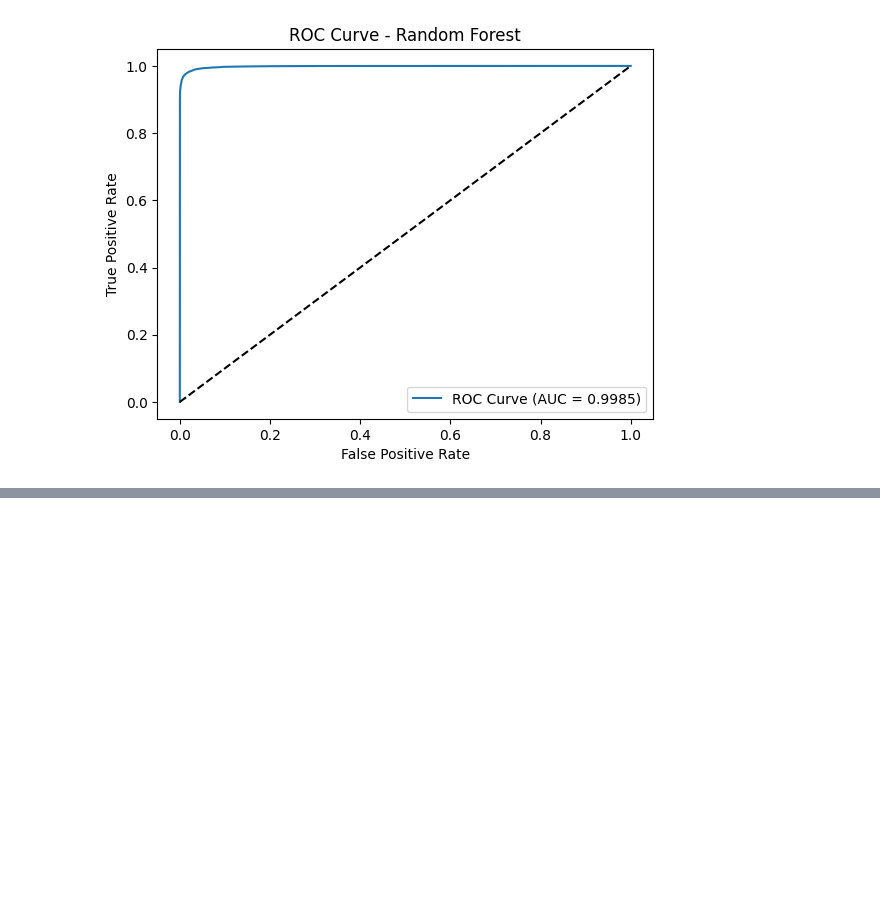
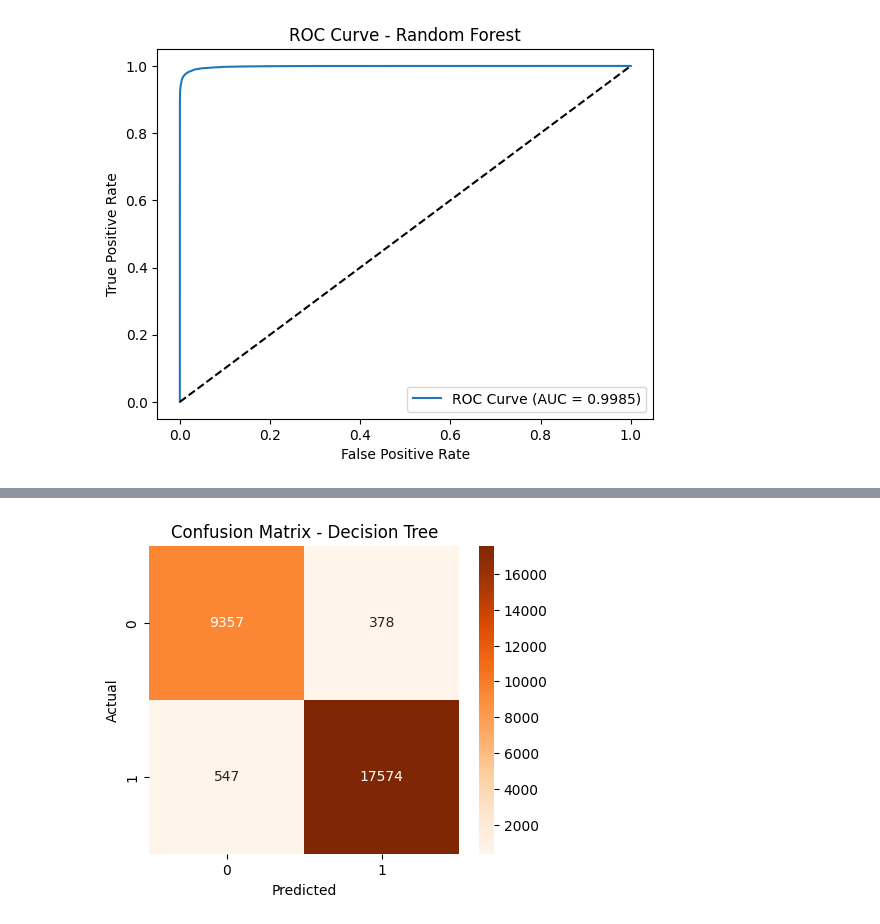
Before and after one commit to TashrifRashidSourav/Cyber-Bullying-Detection-CNN, a Jupyter notebook: cyber-bullying-detection-using-cnn-model.ipynb, the cells around one changed output, grey strips where cells are left out. Saved outputs shown, nothing was run; the diff lists cells and outputs as text; code cells hidden in the pictures; blank space fills up the shorter version.

Commit message:
Kaggle Notebook | Cyber Bullying Detection Using CNN Model | version_3 CNN+RF+Decision_tree

```diff
--- a/cyber-bullying-detection-using-cnn-model.ipynb
+++ b/cyber-bullying-detection-using-cnn-model.ipynb
@@ -259,0 +335,90 @@ Specificity: 0.9767
+# %%
+# 📦 Step 1: Import Libraries
+import pandas as pd
+import numpy as np
+import ast
+from sklearn.tree import DecisionTreeClassifier
+from sklearn.metrics import accuracy_score, confusion_matrix, classification_report, roc_curve, roc_auc_score
+import matplotlib.pyplot as plt
+import seaborn as sns
+
+# 📂 Step 2: Load CSVs Without Header and Skip First Row
+train_df = pd.read_csv('/kaggle/input/cyber-bullying-text-with-emojis/all_train.csv', header=None, skiprows=1)
+val_df = pd.read_csv('/kaggle/input/cyber-bullying-text-with-emojis/all_val.csv', header=None, skiprows=1)
+test_df = pd.read_csv('/kaggle/input/cyber-bullying-text-with-emojis/all_test.csv', header=None, skiprows=1)
+
+# 📝 Step 3: Assign Column Names
+column_names = ['text', 'features', 'level']
+train_df.columns = column_names
+val_df.columns = column_names
+test_df.columns = column_names
+
+# 🧹 Step 4: Remove invalid rows where 'features' is not a list
+def is_valid_feature(row):
+    try:
+        parsed = ast.literal_eval(row)
+        return isinstance(parsed, list)
+    except:
+        return False
+
+train_df = train_df[train_df['features'].apply(is_valid_feature)]
+val_df = val_df[val_df['features'].apply(is_valid_feature)]
+test_df = test_df[test_df['features'].apply(is_valid_feature)]
+
+# ✅ Step 5: Convert stringified feature vectors into NumPy arrays
+def convert_str_to_array(column):
+    return column.apply(lambda x: np.array(ast.literal_eval(x)))
+
+X_train = np.stack(convert_str_to_array(train_df['features']))
+y_train = train_df['level'].astype(int).values
+
+X_val = np.stack(convert_str_to_array(val_df['features']))
+y_val = val_df['level'].astype(int).values
+
+X_test = np.stack(convert_str_to_array(test_df['features']))
+y_test = test_df['level'].astype(int).values
+
+# 🧠 Step 6: Train Decision Tree Classifier
+dt_model = DecisionTreeClassifier(random_state=42)
+dt_model.fit(X_train, y_train)
+
+# 📊 Step 7: Evaluate the Model
+y_pred = dt_model.predict(X_test)
+y_pred_prob = dt_model.predict_proba(X_test)[:, 1]
+
+# ✅ Accuracy
+acc = accuracy_score(y_test, y_pred)
+print("✅ Accuracy:", acc)
+
+# ✅ Confusion Matrix
+cm = confusion_matrix(y_test, y_pred)
+plt.figure(figsize=(5, 4))
+sns.heatmap(cm, annot=True, fmt='d', cmap='Oranges')
+plt.title("Confusion Matrix - Decision Tree")
+plt.xlabel("Predicted")
+plt.ylabel("Actual")
+plt.show()
+
+# ✅ Classification Report
+print("\nClassification Report:\n", classification_report(y_test, y_pred, digits=4))
+
+# ✅ Sensitivity & Specificity
+tn, fp, fn, tp = cm.ravel()
+sensitivity = tp / (tp + fn)
+specificity = tn / (tn + fp)
+print(f"Sensitivity (Recall): {sensitivity:.4f}")
+print(f"Specificity: {specificity:.4f}")
+
+# ✅ ROC Curve + AUC
+fpr, tpr, _ = roc_curve(y_test, y_pred_prob)
+roc_auc = roc_auc_score(y_test, y_pred_prob)
+
+plt.figure()
+plt.plot(fpr, tpr, label=f'ROC Curve (AUC = {roc_auc:.4f})')
+plt.plot([0, 1], [0, 1], 'k--')
+plt.xlabel('False Positive Rate')
+plt.ylabel('True Positive Rate')
+plt.title('ROC Curve - Decision Tree')
+plt.legend(loc='lower right')
+plt.show()
+# %% [output]
@@ -259,0 +426 @@ Specificity: 0.9767
+[figure, added]
```
Also changed, not shown: parts of 6 cells of this notebook.
